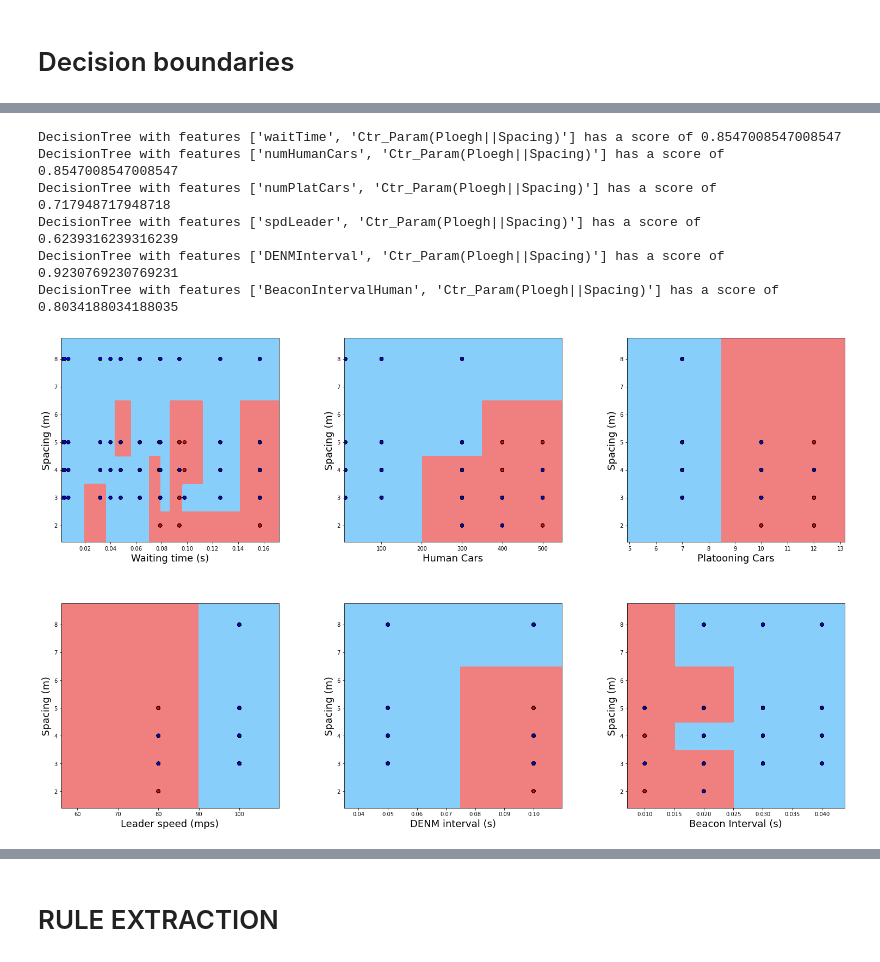
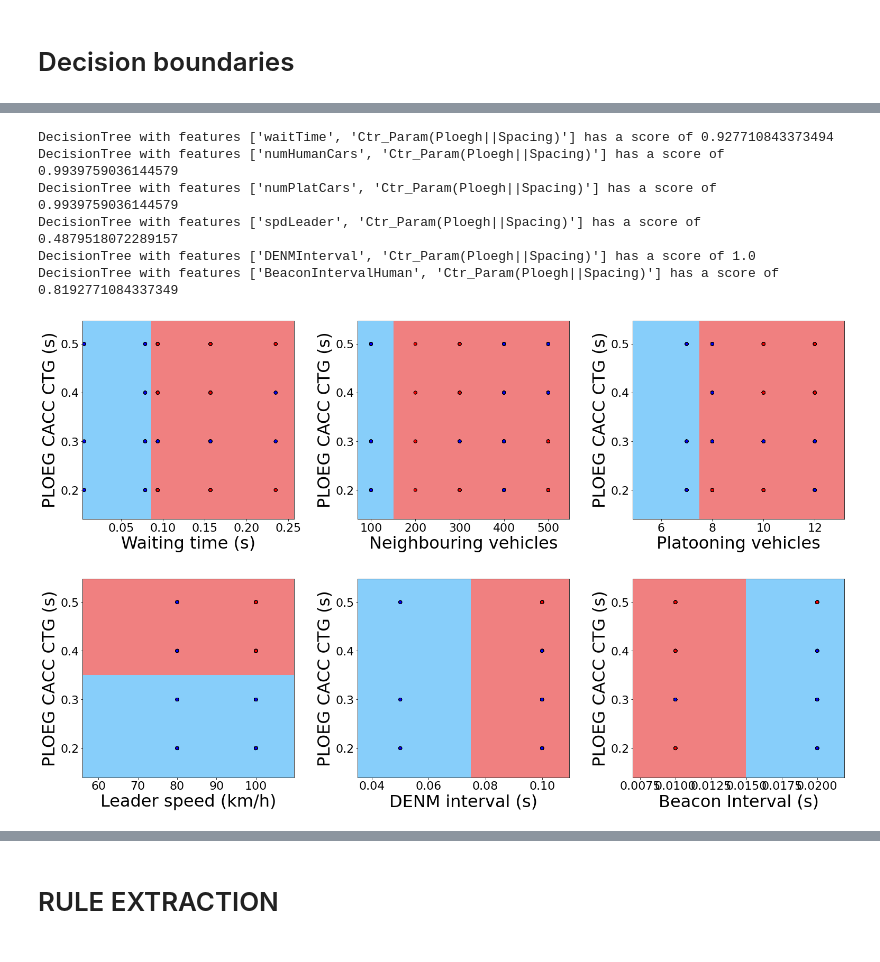
Before and after one commit to Gorospe/PredictCollision, a Jupyter notebook: src/FeatureImportance_truncated.ipynb, the cells around one changed output, grey strips where cells are left out. Cells and saved outputs as stored; diff of their text form; code cells hidden in the pictures.

```diff
--- a/src/FeatureImportance_truncated.ipynb
+++ b/src/FeatureImportance_truncated.ipynb
@@ -74,8 +76,8 @@ for i,v in enumerate(importance):
 	print('Feature: %s, Score: %.5f' % (f_names_acc[i],v))
 # plot feature importance
 plt.figure(figsize=(15,2))
-plt.rcParams['font.size'] = '18'
+plt.rcParams['font.size'] = '25'
 plt.barh(f_names_acc_plot, importance)
-plt.xlabel("Feature importance", fontsize=18)
+plt.xlabel("Feature importance", fontsize=25)
 plt.show()
 # %% [output]
@@ -93,9 +105,9 @@ for i,v in enumerate(importance):
 	print('Feature: %s, Score: %.5f' % (f_names[i],v))
 # plot feature importance
 plt.figure(figsize=(15,5))
-plt.rcParams['font.size'] = '18'
+plt.rcParams['font.size'] = '22'
 plt.barh(f_names_plot, importance)
-plt.xlabel("Feature importance", fontsize=18)
+plt.xlabel("Feature importance", fontsize=22)
 plt.show()
 # %% [output]
       Algorithm  Standarised  AccTrain       Acc      Prec    Recall   TN  FP  \
@@ -128,9 +139,9 @@ for i,v in enumerate(importance):
 	print('Feature: %s, Score: %.5f' % (f_names[i],v))
 # plot feature importance
 plt.figure(figsize=(15,5))
-plt.rcParams['font.size'] = '18'
+plt.rcParams['font.size'] = '22'
 plt.barh(f_names_plot, importance)
-plt.xlabel("Feature importance", fontsize=18)
+plt.xlabel("Feature importance", fontsize=22)
 plt.show()
 # %% [output]
       Algorithm  Standarised  AccTrain       Acc      Prec   Recall  TN  FP  \
@@ -156,10 +167,12 @@ SPACING x 6 (waitTime + HumanCars + PlatCars + spdLeader + DENMinterval + Beacon
 # %% [markdown]
 # Decision boundaries
 # %%
-from sklearn.metrics import recall_score
 def plot_dec_boundaries(models, X_cls, y_cls, pairs, rows, columns, std, y_label, x_labels):
     plot_idx = 1
     plt.subplots(rows, columns, figsize=(25, 15))
+    #no_coll = mpatches.Patch(color='lightskyblue', label='No Collision')
+    #coll = mpatches.Patch(color='lightcoral', label='Collision')
+    #plt.legend(handles=[no_coll,coll], loc='upper center', fontsize=32)
     for pair, x_label in zip(pairs,x_labels):
         for model in models:
             # We only take the two corresponding features
@@ -197,8 +210,8 @@ def plot_dec_boundaries(models, X_cls, y_cls, pairs, rows, columns, std, y_label
             plt.subplot(rows, columns, plot_idx)
             # Add a title at the top of each column
             #plt.title(pair[0], fontsize=9)
-            plt.xlabel(x_label, fontsize=18)
-            plt.ylabel(y_label, fontsize=18)
+            plt.xlabel(x_label, fontsize=32)
+            plt.ylabel(y_label, fontsize=32)
             # Now plot the decision boundary using a fine mesh as input to a
             # filled contour plot
             x_min, x_max = X[:, 0].min() - (X[:, 0].min() * 0.3), X[:, 0].max() + (X[:, 0].max() * 0.1)
@@ -257,12 +270,9 @@ def plot_dec_boundaries(models, X_cls, y_cls, pairs, rows, columns, std, y_label
                 s=35,
             )
             plot_idx += 1  # move on to the next plot in sequence
-
     #plt.suptitle(title, fontsize=12)
     #plt.axis("tight")
-    #no_coll = mpatches.Patch(color='blue', label='No Collision')
-    #coll = mpatches.Patch(color='red', label='Collision')
-    #plt.legend(handles=[no_coll,coll], loc='upper right')
+
     plt.subplots_adjust(left=0.1,
                     bottom=0.1,
                     right=0.9,
@@ -312,18 +322,18 @@ RandomForest with 100 estimators with features ['BeaconIntervalHuman', 'Ctr_Para
 # %%
 # Load data
 #models = [RandomForestClassifier(class_weight="balanced")]
 models = [DecisionTreeClassifier(class_weight="balanced")]
 rows = 2
 columns = 3
 std = False
 pairs = [['waitTime', 'Ctr_Param(Ploegh||Spacing)'],['numHumanCars', 'Ctr_Param(Ploegh||Spacing)'], ['numPlatCars', 'Ctr_Param(Ploegh||Spacing)'],
          ['spdLeader', 'Ctr_Param(Ploegh||Spacing)'],['DENMInterval', 'Ctr_Param(Ploegh||Spacing)'], ['BeaconIntervalHuman', 'Ctr_Param(Ploegh||Spacing)']]
-plot_dec_boundaries(models, X_cacc, y_cacc, pairs, rows, columns, std, y_label = "Spacing (m)", x_labels = ["Waiting time (s)", "Human Cars", "Platooning Cars", "Leader speed (mps)", "DENM interval (s)", "Beacon Interval (s)"])
+plot_dec_boundaries(models, X_ploeg, y_ploeg, pairs, rows, columns, std, y_label = "PLOEG CACC CTG (s)", x_labels = ["Waiting time (s)", "Neighbouring vehicles", "Platooning vehicles", "Leader speed (km/h)", "DENM interval (s)", "Beacon Interval (s)"])
 # %% [output]
-DecisionTree with features ['waitTime', 'Ctr_Param(Ploegh||Spacing)'] has a score of 0.8547008547008547
-DecisionTree with features ['numHumanCars', 'Ctr_Param(Ploegh||Spacing)'] has a score of 0.8547008547008547
-DecisionTree with features ['numPlatCars', 'Ctr_Param(Ploegh||Spacing)'] has a score of 0.717948717948718
-DecisionTree with features ['spdLeader', 'Ctr_Param(Ploegh||Spacing)'] has a score of 0.6239316239316239
-DecisionTree with features ['DENMInterval', 'Ctr_Param(Ploegh||Spacing)'] has a score of 0.9230769230769231
-DecisionTree with features ['BeaconIntervalHuman', 'Ctr_Param(Ploegh||Spacing)'] has a score of 0.8034188034188035
+DecisionTree with features ['waitTime', 'Ctr_Param(Ploegh||Spacing)'] has a score of 0.927710843373494
+DecisionTree with features ['numHumanCars', 'Ctr_Param(Ploegh||Spacing)'] has a score of 0.9939759036144579
+DecisionTree with features ['numPlatCars', 'Ctr_Param(Ploegh||Spacing)'] has a score of 0.9939759036144579
+DecisionTree with features ['spdLeader', 'Ctr_Param(Ploegh||Spacing)'] has a score of 0.4879518072289157
+DecisionTree with features ['DENMInterval', 'Ctr_Param(Ploegh||Spacing)'] has a score of 1.0
+DecisionTree with features ['BeaconIntervalHuman', 'Ctr_Param(Ploegh||Spacing)'] has a score of 0.8192771084337349
-[figure, old version]
+[figure, new version]
```
Also changed, not shown: parts of 12 cells of this notebook, 11 other files.
